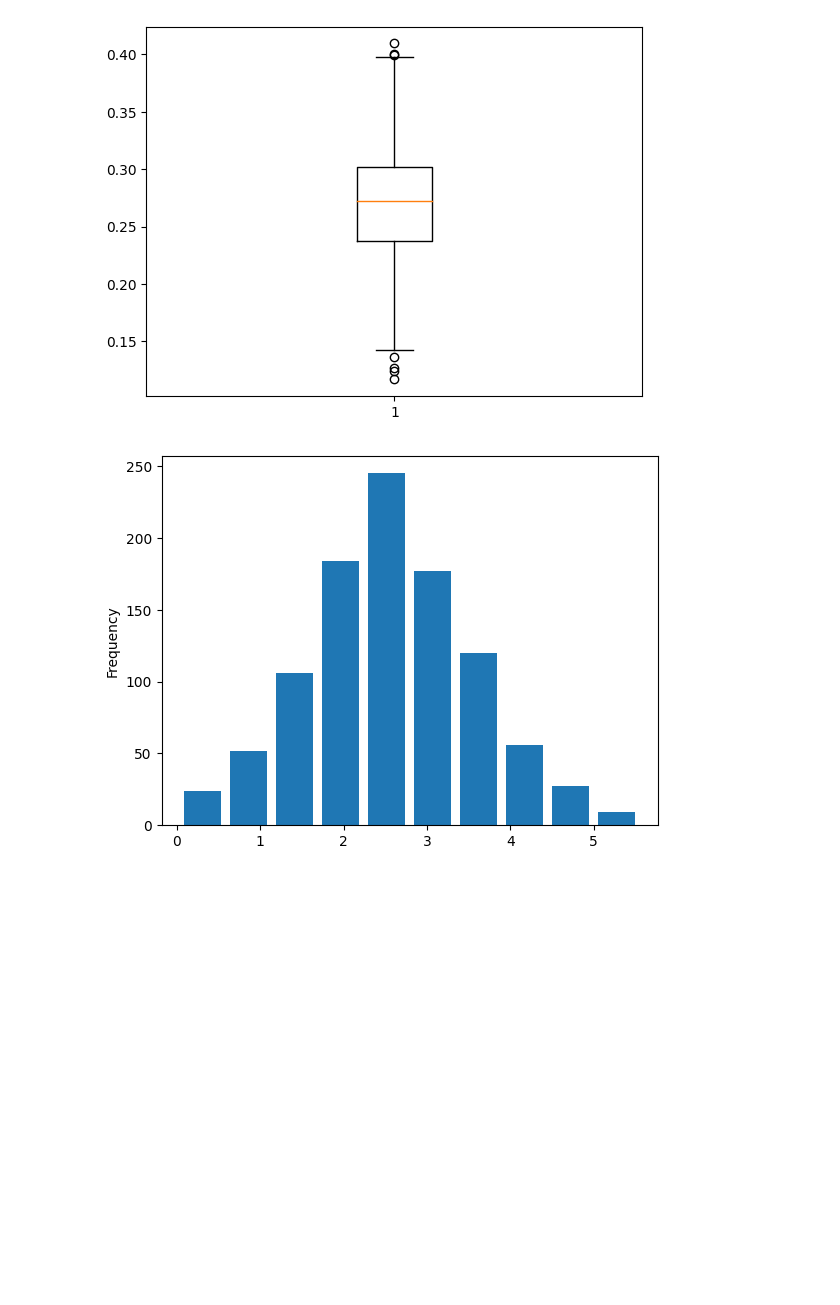
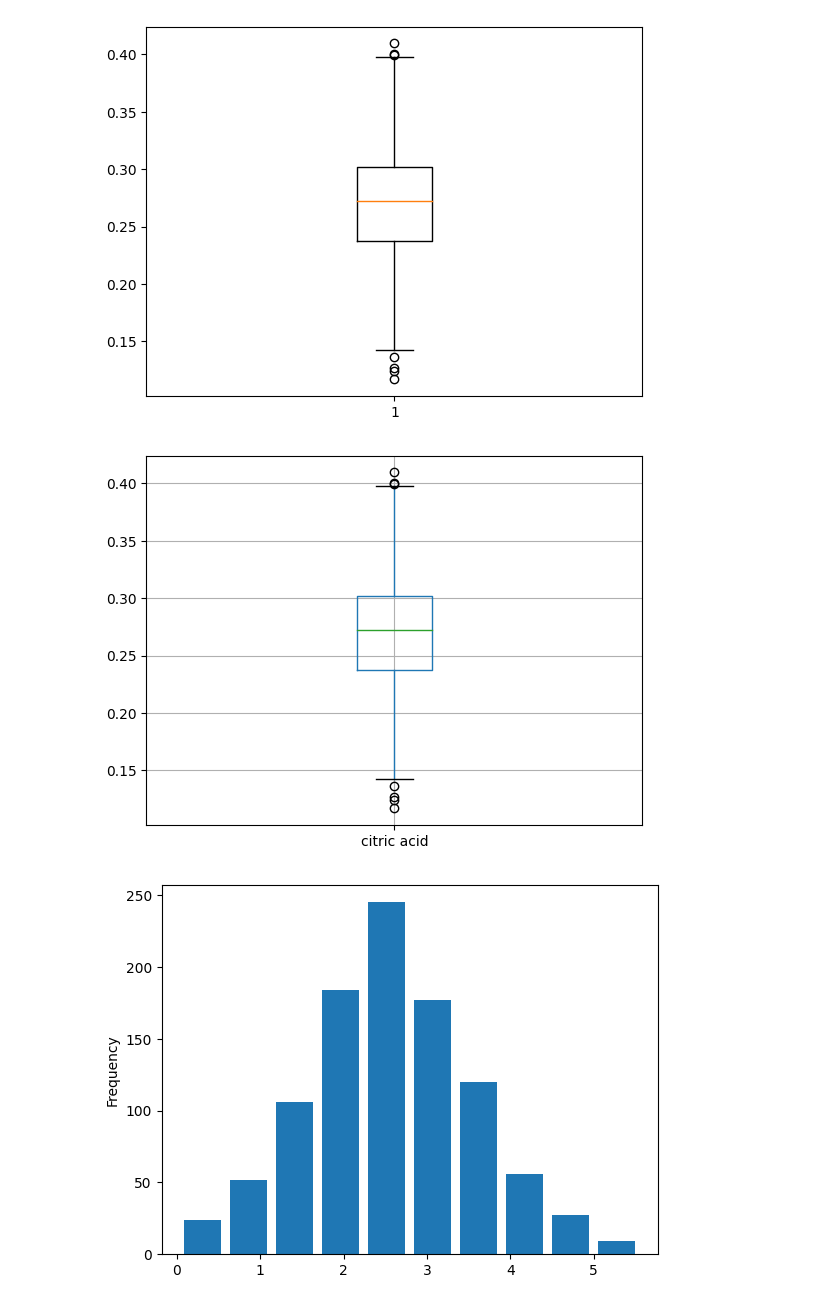
Before and after one commit to kevinjohn01/tubes-probstat, a Jupyter notebook: Nomor2.ipynb, the cells around one changed output. Saved outputs shown, nothing was run; the diff lists cells and outputs as text; code cells hidden in the pictures; blank space fills up the shorter version.

```diff
--- a/Nomor2.ipynb
+++ b/Nomor2.ipynb
@@ -45,6 +51,13 @@ plt.boxplot(anggur["citric acid"])
 plt.show()
 # %% [output]
 [figure]
+# %%
+%matplotlib inline
+df = pd.DataFrame(data=anggur, columns=['citric acid'])
+boxplot = df.boxplot(column=['citric acid'])
+plt.show()
+# %% [output]
+[figure, added]
 # %%
 anggur["residual sugar"].plot(kind = "hist", rwidth=0.8)
 plt.show()
```
Also changed, not shown: parts of 13 cells of this notebook, 1 other file.
